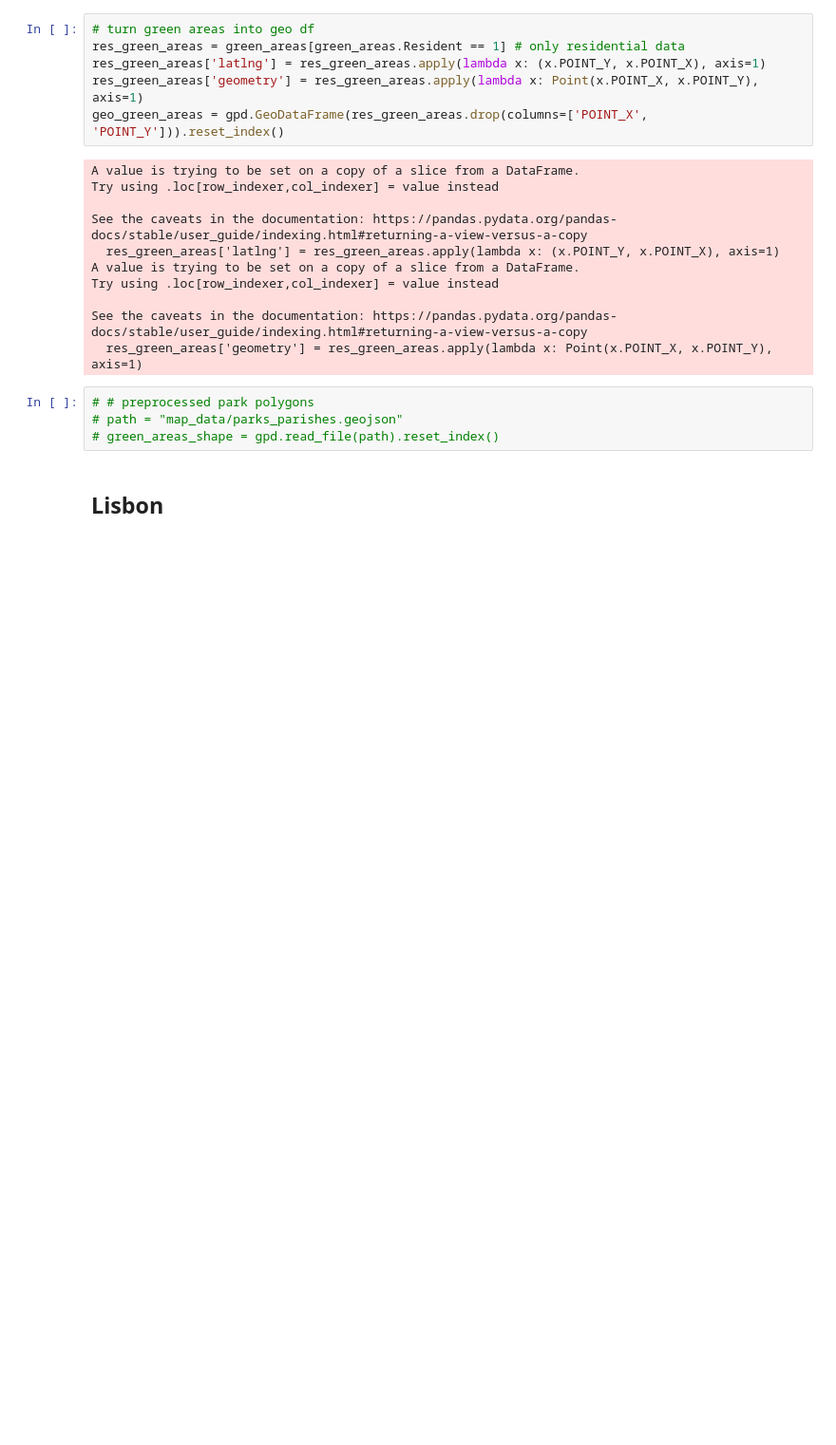
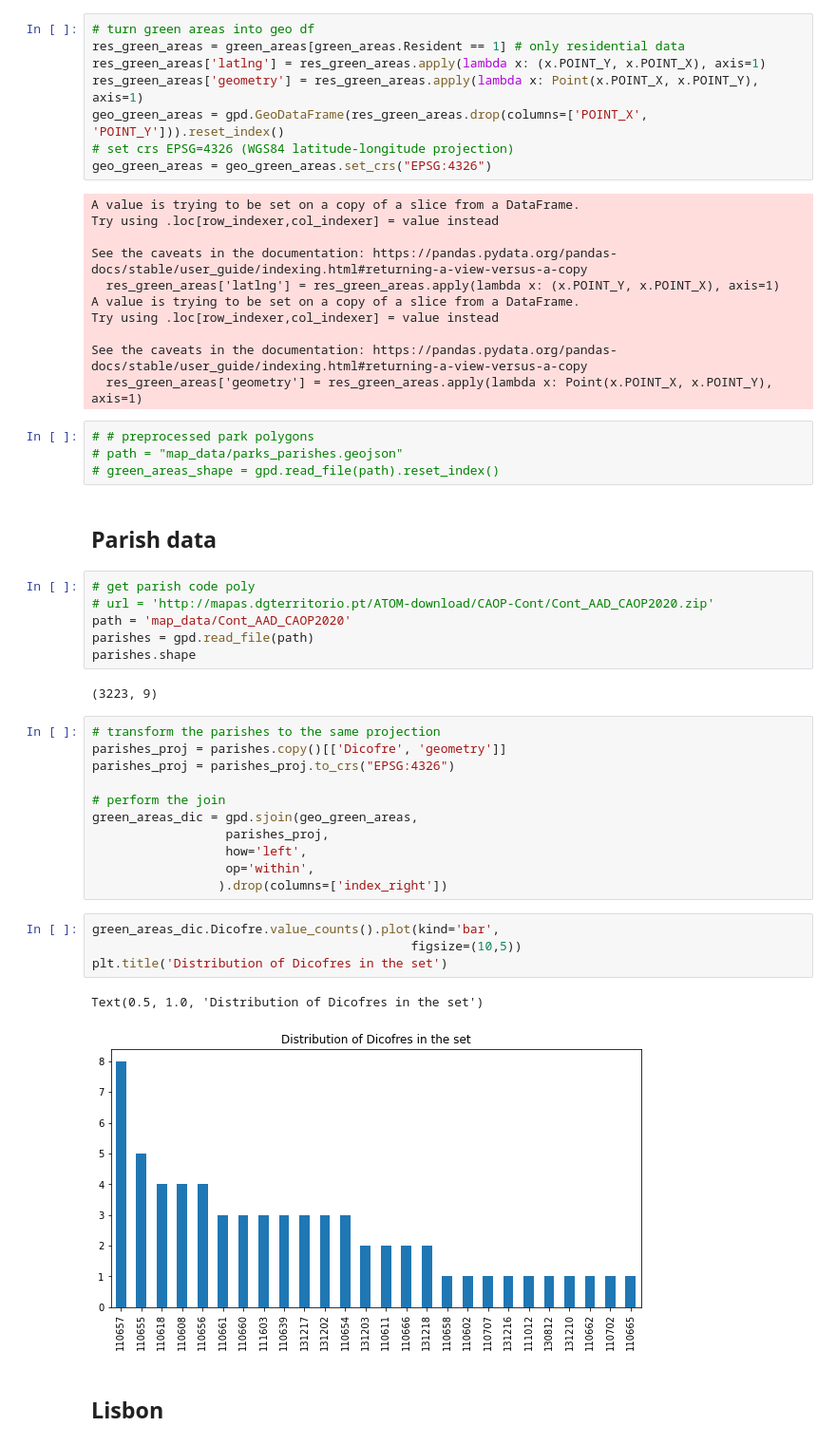
Before and after one commit to McNickSisto/world_data_league, a Jupyter notebook: stage_4/sisto_osm_amenities-mg.ipynb, the cells around one changed output. Shown at 95% size. Cells and saved outputs as stored; diff of their text form; blank space fills up the shorter version.

```diff
--- a/stage_4/sisto_osm_amenities-mg.ipynb
+++ b/stage_4/sisto_osm_amenities-mg.ipynb
@@ -90,6 +91,8 @@ res_green_areas = green_areas[green_areas.Resident == 1] # only residential data
 res_green_areas['latlng'] = res_green_areas.apply(lambda x: (x.POINT_Y, x.POINT_X), axis=1)
 res_green_areas['geometry'] = res_green_areas.apply(lambda x: Point(x.POINT_X, x.POINT_Y), axis=1)
 geo_green_areas = gpd.GeoDataFrame(res_green_areas.drop(columns=['POINT_X', 'POINT_Y'])).reset_index()
+# set crs EPSG=4326 (WGS84 latitude-longitude projection)
+geo_green_areas = geo_green_areas.set_crs("EPSG:4326")
 # %% [output]
 A value is trying to be set on a copy of a slice from a DataFrame.
 Try using .loc[row_indexer,col_indexer] = value instead
@@ -105,6 +108,34 @@ See the caveats in the documentation: https://pandas.pydata.org/pandas-docs/stab
 # # preprocessed park polygons
 # path = "map_data/parks_parishes.geojson"
 # green_areas_shape = gpd.read_file(path).reset_index()
+# %% [markdown]
+## Parish data
+# %%
+# get parish code poly
+# url = 'http://mapas.dgterritorio.pt/ATOM-download/CAOP-Cont/Cont_AAD_CAOP2020.zip'
+path = 'map_data/Cont_AAD_CAOP2020'
+parishes = gpd.read_file(path)
+parishes.shape
+# %% [output]
+(3223, 9)
+# %%
+# transform the parishes to the same projection
+parishes_proj = parishes.copy()[['Dicofre', 'geometry']]
+parishes_proj = parishes_proj.to_crs("EPSG:4326")
+
+# perform the join
+green_areas_dic = gpd.sjoin(geo_green_areas,
+                  parishes_proj,
+                  how='left',
+                  op='within',
+                 ).drop(columns=['index_right'])
+# %%
+green_areas_dic.Dicofre.value_counts().plot(kind='bar',
+                                           figsize=(10,5))
+plt.title('Distribution of Dicofres in the set')
+# %% [output]
+Text(0.5, 1.0, 'Distribution of Dicofres in the set')
+[figure, added]
 # %% [markdown]
 ## Lisbon
 # %%
```
Also changed, not shown: parts of 13 cells of this notebook.
